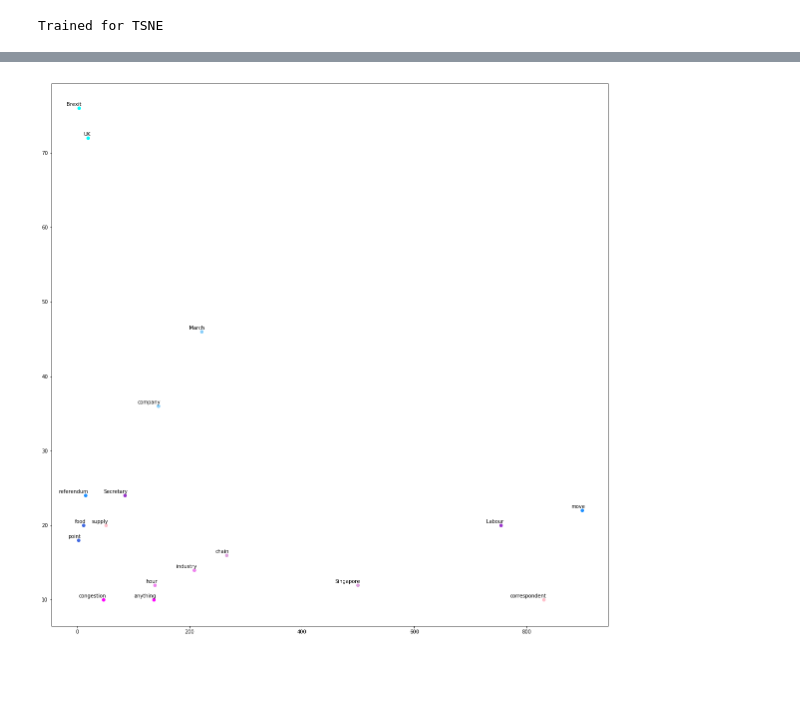
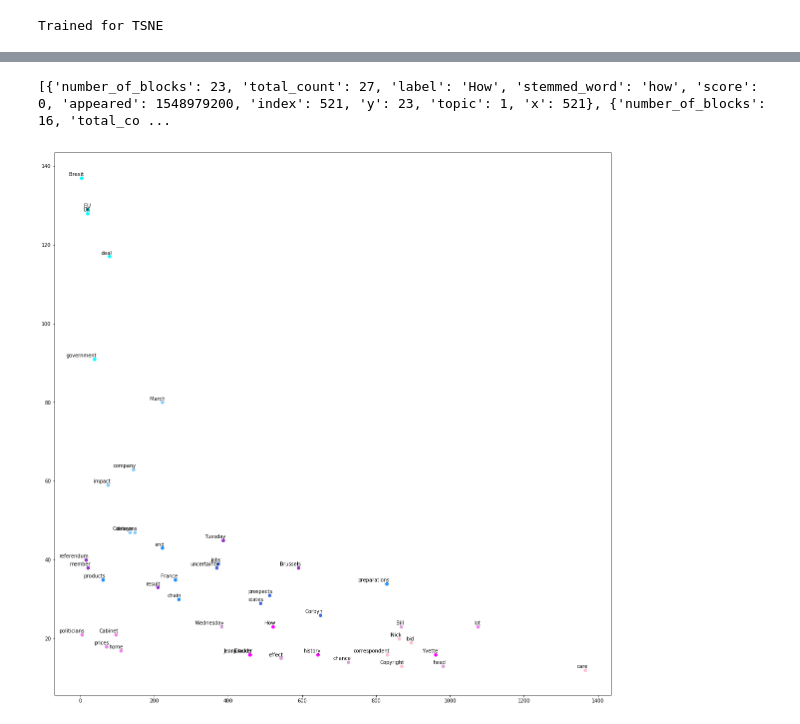
Before and after one commit to ishrat2003/IS-Goldsmiths, a Jupyter notebook: notebooks/Papers/paper2/GC.ipynb, the cells around one changed output, grey strips where cells are left out. Drawn from its saved outputs; the diff is of its cells as text; code cells hidden in the pictures; blank space fills up the shorter version.

Commit message:
Data printing and excluding

```diff
--- a/notebooks/Papers/paper2/GC.ipynb
+++ b/notebooks/Papers/paper2/GC.ipynb
@@ -161,40 +188,42 @@ linearPlotProcessor.displayPlot()
 # %%
 # Display TSNE word co-occurance trained points (main topic)
 
-numberOfWords = 2
+numberOfWords = 5
 
-linearProcessor.setTopicFilter(9)
+linearProcessor.setTopicFilter(1)
 linearProcessor.setStartX(0)
 wordInfo = linearProcessor.getPoints(numberOfWords)
 
-linearProcessor.setTopicFilter(8)
+linearProcessor.setTopicFilter(2)
+wordInfo += linearProcessor.getPoints(numberOfWords)
+
+linearProcessor.setTopicFilter(3)
+wordInfo += linearProcessor.getPoints(numberOfWords)
+
+linearProcessor.setTopicFilter(4)
+wordInfo += linearProcessor.getPoints(numberOfWords)
+
+linearProcessor.setTopicFilter(5)
+wordInfo += linearProcessor.getPoints(numberOfWords)
+
+linearProcessor.setTopicFilter(6)
 wordInfo += linearProcessor.getPoints(numberOfWords)
 
 linearProcessor.setTopicFilter(7)
 wordInfo += linearProcessor.getPoints(numberOfWords)
 
-linearProcessor.setTopicFilter(6)
+linearProcessor.setTopicFilter(8)
 wordInfo += linearProcessor.getPoints(numberOfWords)
 
-linearProcessor.setTopicFilter(5)
-wordInfo += linearProcessor.getPoints(numberOfWords)
-
-linearProcessor.setTopicFilter(4)
-wordInfo += linearProcessor.getPoints(numberOfWords)
-
-linearProcessor.setTopicFilter(3)
-wordInfo += linearProcessor.getPoints(numberOfWords)
-
-linearProcessor.setTopicFilter(2)
-wordInfo += linearProcessor.getPoints(numberOfWords)
-
-linearProcessor.setTopicFilter(1)
+linearProcessor.setTopicFilter(9)
 wordInfo += linearProcessor.getPoints(numberOfWords)
 
 plotProcessor = Plotter(wordInfo)
+print(wordInfo)
 plotProcessor.displayPlot()
 # %% [output]
+[{'number_of_blocks': 23, 'total_count': 27, 'label': 'How', 'stemmed_word': 'how', 'score': 0, 'appeared': 1548979200, 'index': 521, 'y': 23, 'topic': 1, 'x': 521}, {'number_of_blocks': 16, 'total_co ...
-[figure, old version]
+[figure, new version]
 # %%
 # Display top 50 points (top topic)
 linearProcessor.setTopicFilter(9)
```
Also changed, not shown: parts of 14 cells of this notebook, 9 other files.
